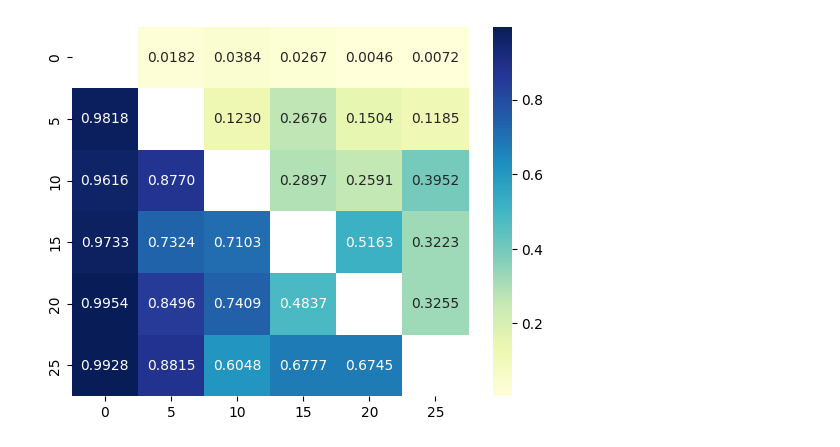
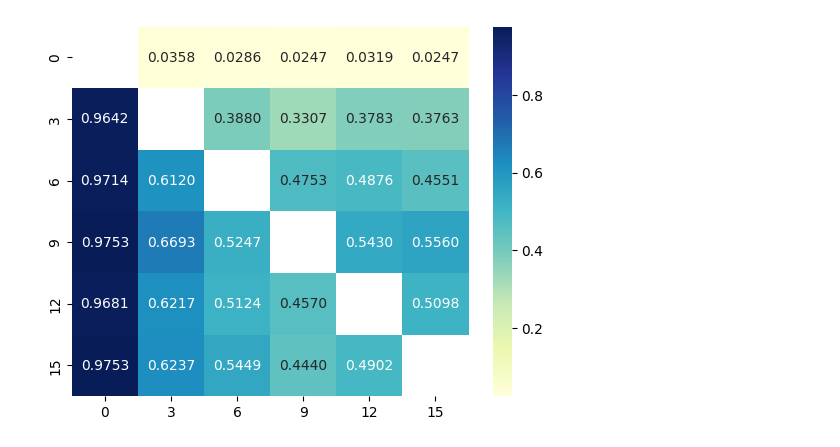
Before and after one commit to willwin4sure/sprl, a Jupyter notebook: bonk.ipynb, the cells around one changed output. Cells and saved outputs as stored; diff of their text form; code cells hidden in the pictures.

Commit message:
elo and plots

```diff
--- a/bonk.ipynb
+++ b/bonk.ipynb
@@ -14,11 +5,20 @@ win_rates = (1 / 768.0) * np.array([
+# %%
+win_rates = (1 / (768.0 * 2)) * np.array([
+    [0, 55, 44, 38, 49, 38],
+    [1481, 0, 596, 508, 581, 578],
+    [1492, 940, 0, 730, 749, 699],
+    [1498, 1028, 806, 0, 834, 854],
+    [1487, 955, 787, 702, 0, 783],
+    [1498, 958, 837, 682, 753, 0],
+])
 # %%
 # make the same plot as above but with axis labels
 fig, ax = plt.subplots()
 # mask the main diagonal
 mask = np.eye(*win_rates.shape, dtype=bool)
 sns.heatmap(win_rates, annot=True, fmt=".4f", cmap="YlGnBu", mask=mask, ax=ax)
-ax.set_xticklabels(["0", "5", "10", "15", "20", "25"])
-ax.set_yticklabels(["0", "5", "10", "15", "20", "25"])
+ax.set_xticklabels(["0", "3", "6", "9", "12", "15"])
+ax.set_yticklabels(["0", "3", "6", "9", "12", "15"])
 plt.show()
 # %% [output]
-[figure, old version]
+[figure, new version]
```
Also changed, not shown: parts of 1 cell of this notebook, 4 other files.
